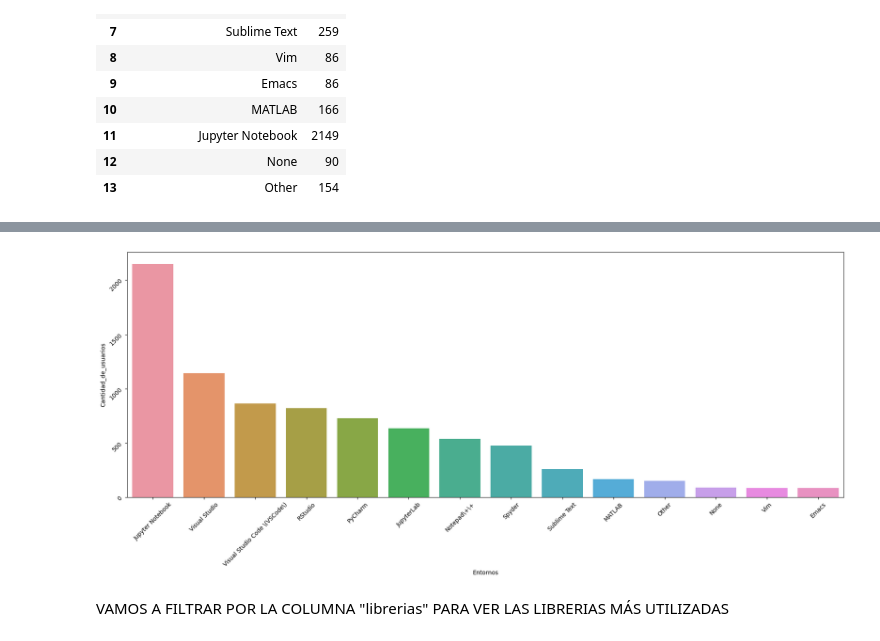
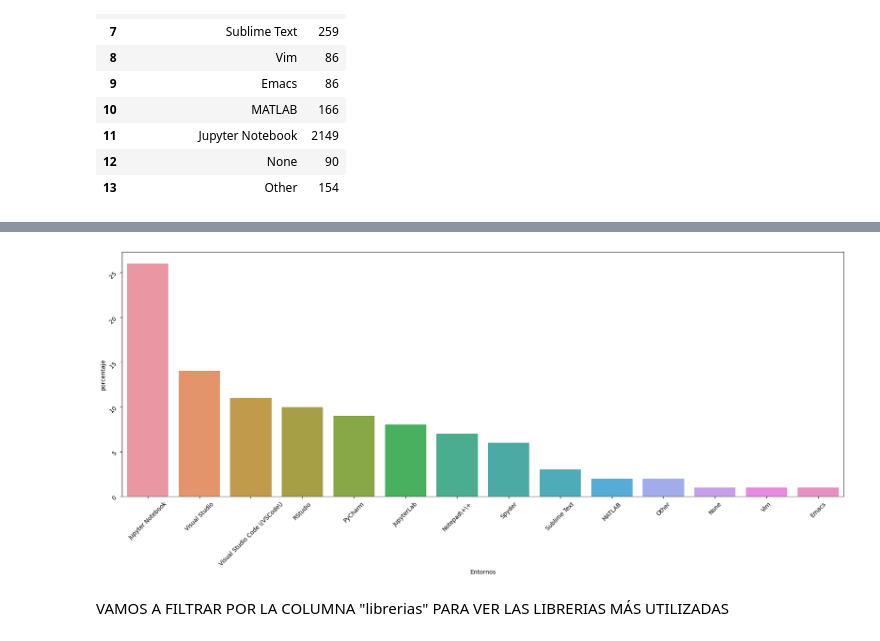
Before and after one commit to Adalab/project-da-promo-d-modulo-2-team-4, a Jupyter notebook: graficos/graficos_data_business.ipynb, the cells around one changed output, grey strips where cells are left out. Cells and saved outputs as stored; diff of their text form; code cells hidden in the pictures.

```diff
--- a/graficos/graficos_data_business.ipynb
+++ b/graficos/graficos_data_business.ipynb
@@ -281,0 +252,6 @@ df_entornos
+# %%
+df_entornos = df_entornos.sort_values(by = "Cantidad_de_usuarios", ascending = False)
+df_entornos["porcentaje"] = (df_entornos['Cantidad_de_usuarios'] / df_entornos['Cantidad_de_usuarios'].sum()) * 100
+df_entornos["porcentaje"] = df_entornos["porcentaje"].astype(float)
+df_entornos["porcentaje"] = df_entornos["porcentaje"].apply(round)
+df_entornos
@@ -282,10 +274,10 @@ df_entornos
 # %%
 plt.figure(figsize = (18,8))
-sns.barplot(x= "Entornos", y = "Cantidad_de_usuarios", data = df_entornos)
+sns.barplot(x= "Entornos", y = "porcentaje", data = df_entornos)
 plt.tick_params(rotation = 45)
 plt.tight_layout()
 # %% [output]
-[figure, old version]
+[figure, new version]
 # %% [markdown]
 VAMOS A FILTRAR POR LA COLUMNA "librerias" PARA VER LAS LIBRERIAS MÁS UTILIZADAS
 # %%
```
Also changed, not shown: parts of 11 cells of this notebook, 6 other files.
